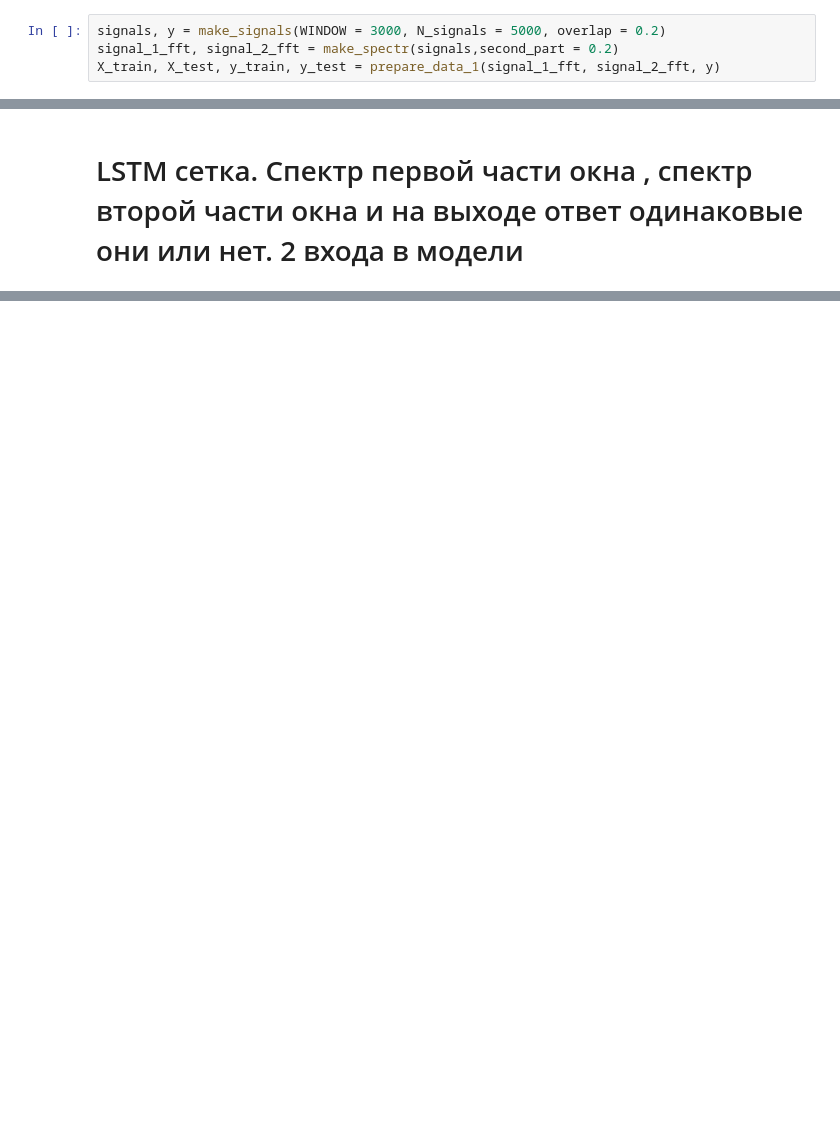
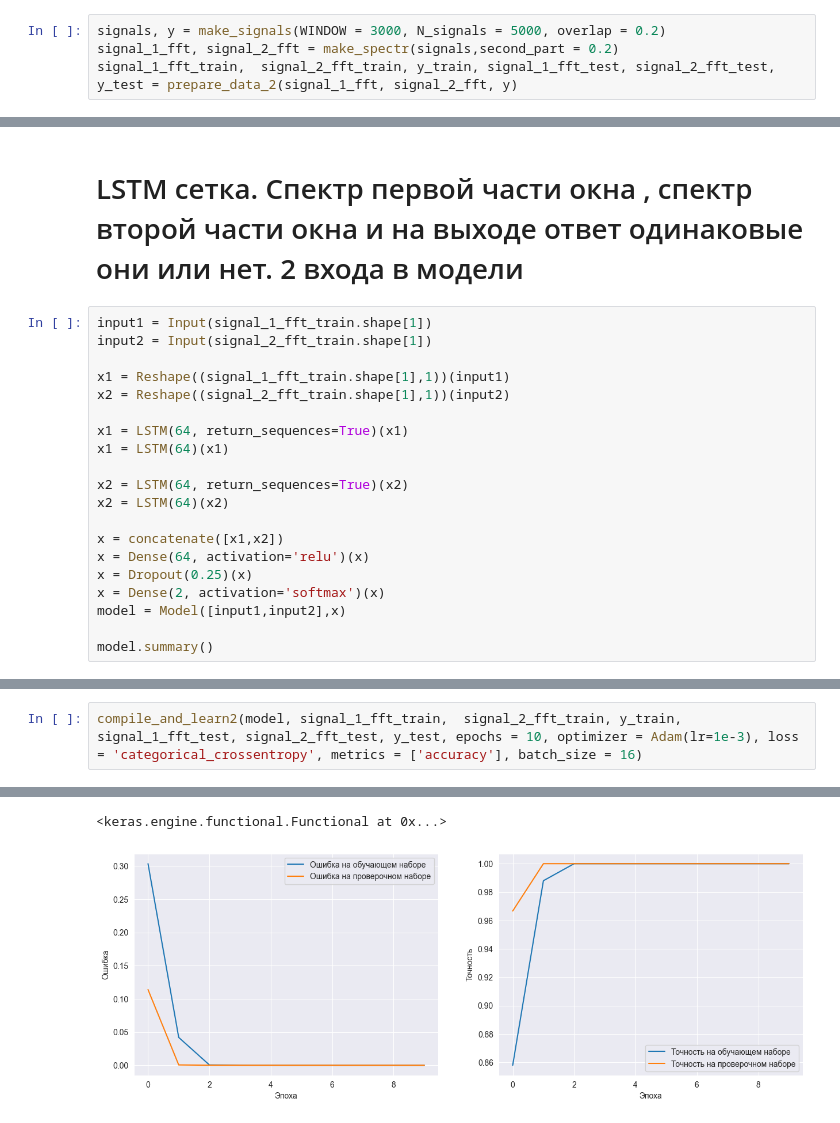
Before and after one commit to aldmitry/signal_processing_with_NN, a Jupyter notebook: model_lstm.ipynb, the cells around one changed output, grey strips where cells are left out. Cells and saved outputs as stored; diff of their text form; blank space fills up the shorter version.

Commit message:
simple lstm

```diff
--- a/model_lstm.ipynb
+++ b/model_lstm.ipynb
@@ -167,7 +210,7 @@ ValueError: The truth value of an array with more than one element is ambiguous.
 # %%
 signals, y = make_signals(WINDOW = 3000, N_signals = 5000, overlap = 0.2)
 signal_1_fft, signal_2_fft = make_spectr(signals,second_part = 0.2)
-X_train, X_test, y_train, y_test = prepare_data_1(signal_1_fft, signal_2_fft, y)
+signal_1_fft_train,  signal_2_fft_train, y_train, signal_1_fft_test, signal_2_fft_test, y_test = prepare_data_2(signal_1_fft, signal_2_fft, y)
 # %% [output]
 Размеры спектров (5000, 1201) (5000, 301)
 signal_1_fft (5000, 1201)
@@ -178,3 +223,23 @@ X_test (1500, 1502)
 y_test (1500, 2)
 # %% [markdown]
 # LSTM сетка. Спектр первой части окна , спектр второй части окна и на выходе ответ одинаковые они или нет. 2 входа в модели
+# %%
+input1 = Input(signal_1_fft_train.shape[1])
+input2 = Input(signal_2_fft_train.shape[1])
+
+x1 = Reshape((signal_1_fft_train.shape[1],1))(input1)
+x2 = Reshape((signal_2_fft_train.shape[1],1))(input2)
+
+x1 = LSTM(64, return_sequences=True)(x1)
+x1 = LSTM(64)(x1)
+
+x2 = LSTM(64, return_sequences=True)(x2)
+x2 = LSTM(64)(x2)
+
+x = concatenate([x1,x2])
+x = Dense(64, activation='relu')(x)
+x = Dropout(0.25)(x)
+x = Dense(2, activation='softmax')(x)
+model = Model([input1,input2],x)
+
+model.summary()
@@ -180,0 +264,3 @@ y_test (1500, 2)
+# %%
+compile_and_learn2(model, signal_1_fft_train,  signal_2_fft_train, y_train, signal_1_fft_test, signal_2_fft_test, y_test, epochs = 10, optimizer = Adam(lr=1e-3), loss = 'categorical_crossentropy', metrics = ['accuracy'], batch_size = 16)
+# %% [output]
@@ -180,0 +284,2 @@ y_test (1500, 2)
+<keras.engine.functional.Functional at 0x...>
+[figure, added]
```
Also changed, not shown: parts of 7 cells of this notebook, 1 other file.
